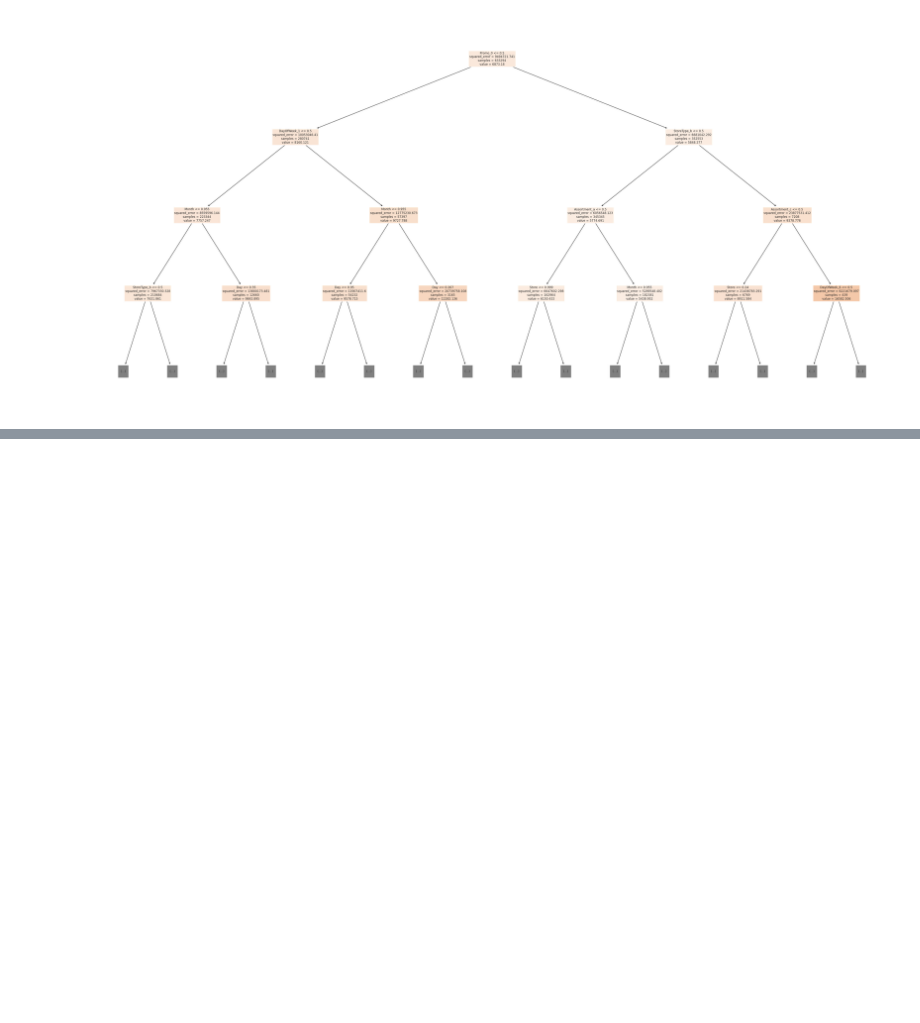
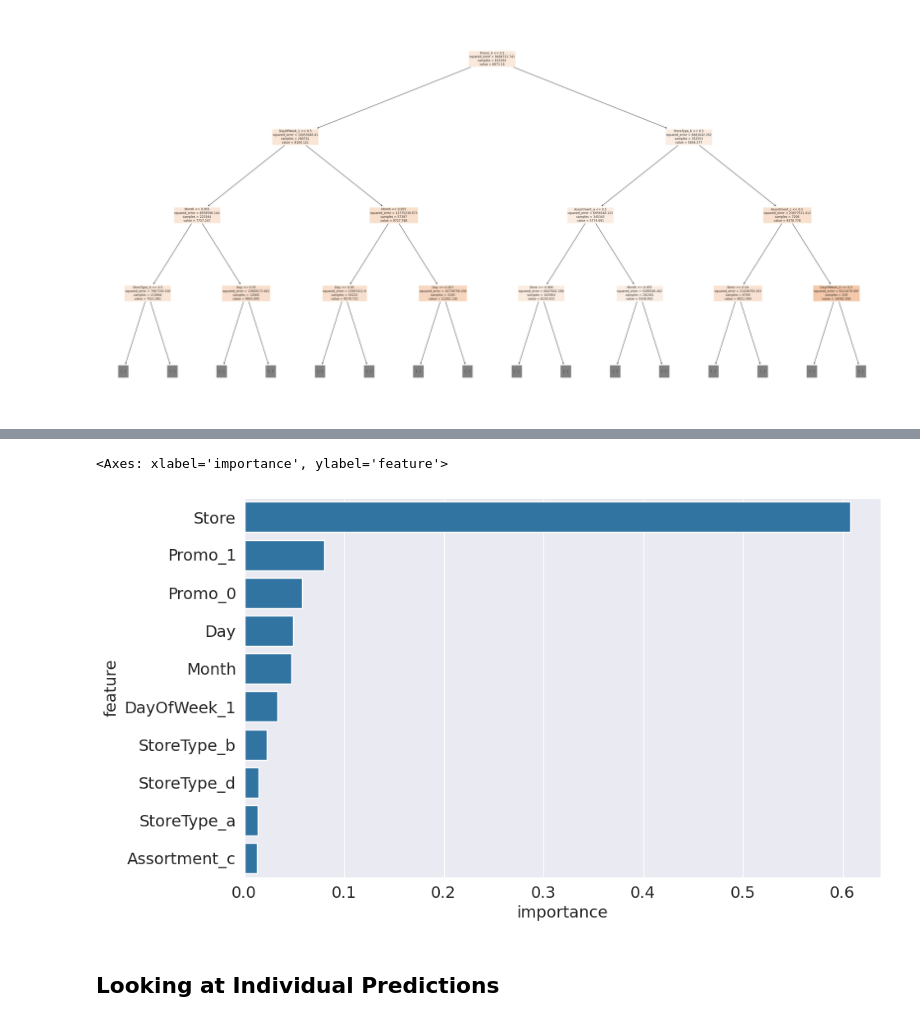
Before and after one commit to shahpranshu27/HandsOn_ML, a Jupyter notebook: Approach_ML_Project.ipynb, the cells around one changed output, grey strips where cells are left out. Saved outputs shown, nothing was run; the diff lists cells and outputs as text; code cells hidden in the pictures; blank space fills up the shorter version.

```diff
--- a/Approach_ML_Project.ipynb
+++ b/Approach_ML_Project.ipynb
@@ -99,5 +95,6 @@ os.listdir('/content/rossmann-store-sales')
 # %%
-ross_df = pd.read_csv('/content/rossmann-store-sales/train.csv', low_memory=False)
+# ross_df = pd.read_csv('/content/rossmann-store-sales/train.csv', low_memory=False)
+ross_df = pd.read_csv('/content/drive/MyDrive/Colab Notebooks/rossmann-store-sales/train.csv', low_memory=False)
 # %%
 ross_df
 # %% [output]
@@ -115,7 +112,7 @@ ross_df
 | 1017208 | 1115 | 2 | 2013-01-01 | 0 | 0 | 0 | 0 | a | 1 |
 1017209 rows × 9 columns
 # %%
-store_df = pd.read_csv('/content/rossmann-store-sales/store.csv')
+store_df = pd.read_csv('/content/drive/MyDrive/Colab Notebooks/rossmann-store-sales/store.csv')
 # %%
 store_df
 # %% [output]
@@ -714,0 +792,6 @@ try_model(rf)
+# %%
+importance_df = pd.DataFrame({
+    'feature':numerical_cols+encoded_cols,
+    'importance':rf.feature_importances_
+}).sort_values('importance', ascending=False)
+importance_df.head(10)
@@ -714,0 +810,7 @@ try_model(rf)
+# %%
+sns.barplot(data=importance_df.head(10), x='importance', y='feature')
+# %% [output]
+<Axes: xlabel='importance', ylabel='feature'>
+[figure, added]
+# %% [markdown]
+## Looking at Individual Predictions
```
Also changed, not shown: parts of 45 cells of this notebook.
